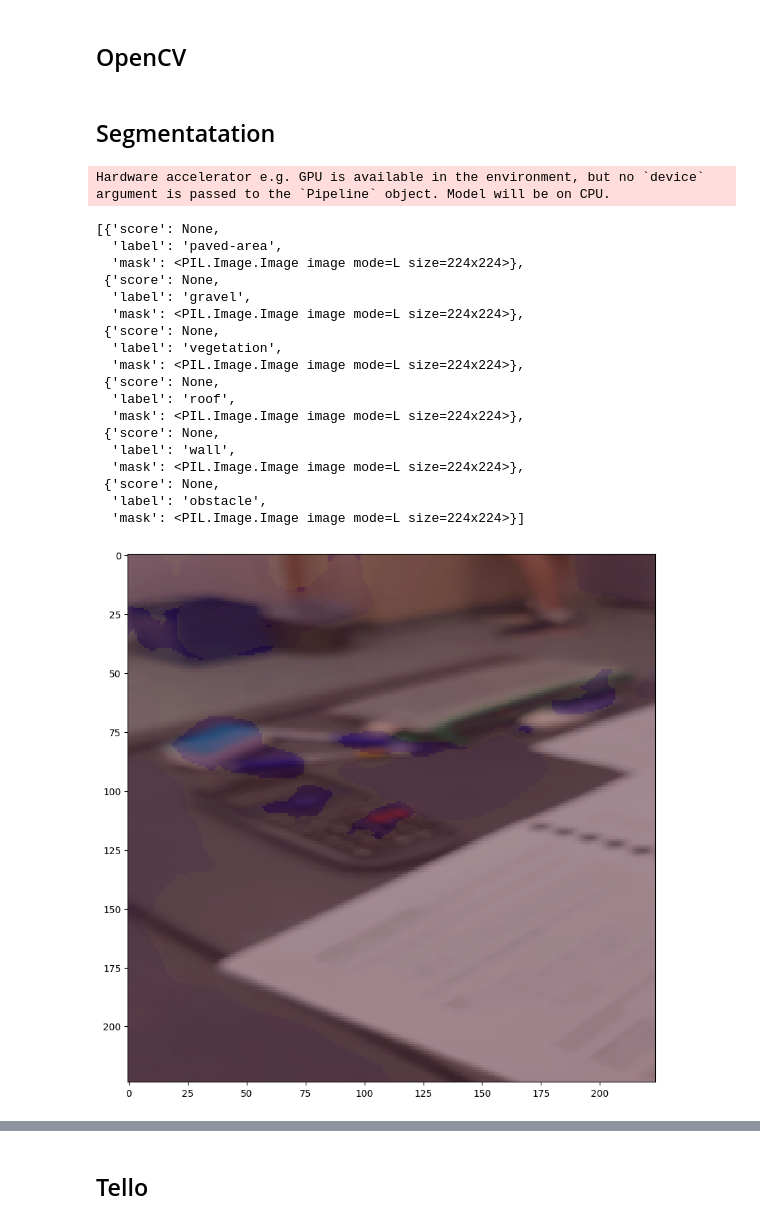
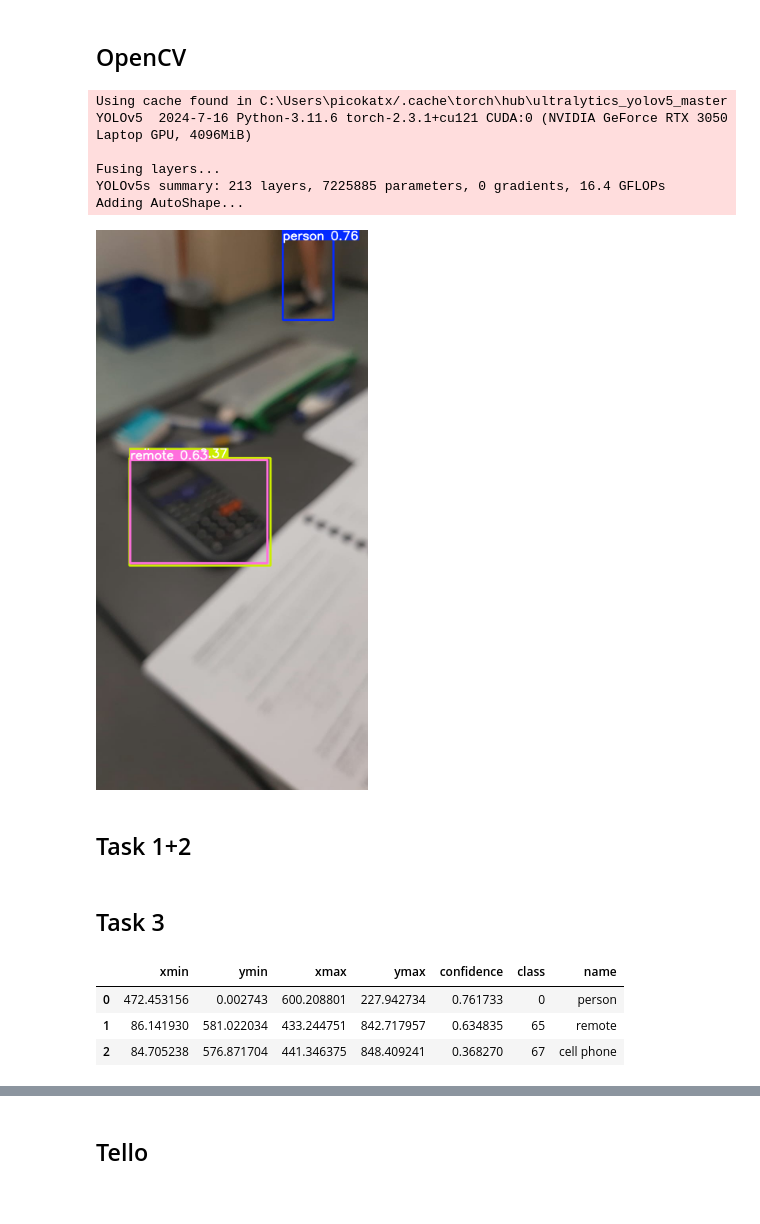
Before and after one commit to picokatx/drone_odessey, a Jupyter notebook: run.ipynb, the cells around one changed output, grey strips where cells are left out. Drawn from its saved outputs; the diff is of its cells as text; code cells hidden in the pictures.

Commit message:
task 3+5

```diff
--- a/run.ipynb
+++ b/run.ipynb
@@ -8,43 +27,23 @@ detector = cv2.CascadeClassifier(path)
-# %% [markdown]
-## Segmentatation
-# %%
-# Use a pipeline as a high-level helper
-from transformers import pipeline
-
-pipe = pipeline("image-segmentation", model="Thalirajesh/Aerial-Drone-Image-Segmentation")
-# %% [output]
-Hardware accelerator e.g. GPU is available in the environment, but no `device` argument is passed to the `Pipeline` object. Model will be on CPU.
-# %%
-image = Image.open("data/1.jpeg").resize((224,224))
-results = pipe(image)
-results
-# %% [output]
-[{'score': None,
-  'label': 'paved-area',
-  'mask': <PIL.Image.Image image mode=L size=224x224>},
- {'score': None,
-  'label': 'gravel',
-  'mask': <PIL.Image.Image image mode=L size=224x224>},
- {'score': None,
-  'label': 'vegetation',
-  'mask': <PIL.Image.Image image mode=L size=224x224>},
- {'score': None,
-  'label': 'roof',
-  'mask': <PIL.Image.Image image mode=L size=224x224>},
- {'score': None,
-  'label': 'wall',
-  'mask': <PIL.Image.Image image mode=L size=224x224>},
- {'score': None,
-  'label': 'obstacle',
-  'mask': <PIL.Image.Image image mode=L size=224x224>}]
-# %%
-plt.figure(figsize=(15, 10))
-plt.imshow(image)
-plt.imshow(results[0]['mask'], alpha=0.1)
-plt.imshow(results[1]['mask'], alpha=0.1)
-plt.imshow(results[2]['mask'], alpha=0.1)
-plt.imshow(results[3]['mask'], alpha=0.1)
-plt.imshow(results[4]['mask'], alpha=0.1)
-plt.show()
-# %% [output]
-[figure, removed]
+# %%
+import torch
+
+# Model
+model = torch.hub.load("ultralytics/yolov5", "yolov5s")  # or yolov5n - yolov5x6, custom
+# Load an image
+img = "data/1.jpeg"
+
+# Perform inference
+results = model(img)
+
+# Print results
+results.show()  # or use results.print() for text output
+# %% [output]
+Using cache found in C:\Users\picokatx/.cache\torch\hub\ultralytics_yolov5_master
+YOLOv5  2024-7-16 Python-3.11.6 torch-2.3.1+cu121 CUDA:0 (NVIDIA GeForce RTX 3050 Laptop GPU, 4096MiB)
+
+Fusing layers...
+YOLOv5s summary: 213 layers, 7225885 parameters, 0 gradients, 16.4 GFLOPs
+Adding AutoShape...
+[figure, added]
+# %% [markdown]
+## Task 1+2
@@ -50,0 +55,2 @@ plt.show()
+# %% [markdown]
+## Task 3
@@ -50,0 +63,10 @@ plt.show()
+# %%
+import pandas as pd
+out:pd.DataFrame = results.pandas().xyxy[0]
+out = out.sort_values(by="confidence", ascending=False)
+out
+# %% [output]
+|  | xmin | ymin | xmax | ymax | confidence | class | name |
+| 0 | 472.453156 | 0.002743 | 600.208801 | 227.942734 | 0.761733 | 0 | person |
+| 1 | 86.141930 | 581.022034 | 433.244751 | 842.717957 | 0.634835 | 65 | remote |
+| 2 | 84.705238 | 576.871704 | 441.346375 | 848.409241 | 0.368270 | 67 | cell phone |
```
Also changed, not shown: parts of 19 cells of this notebook, 1 other file.
